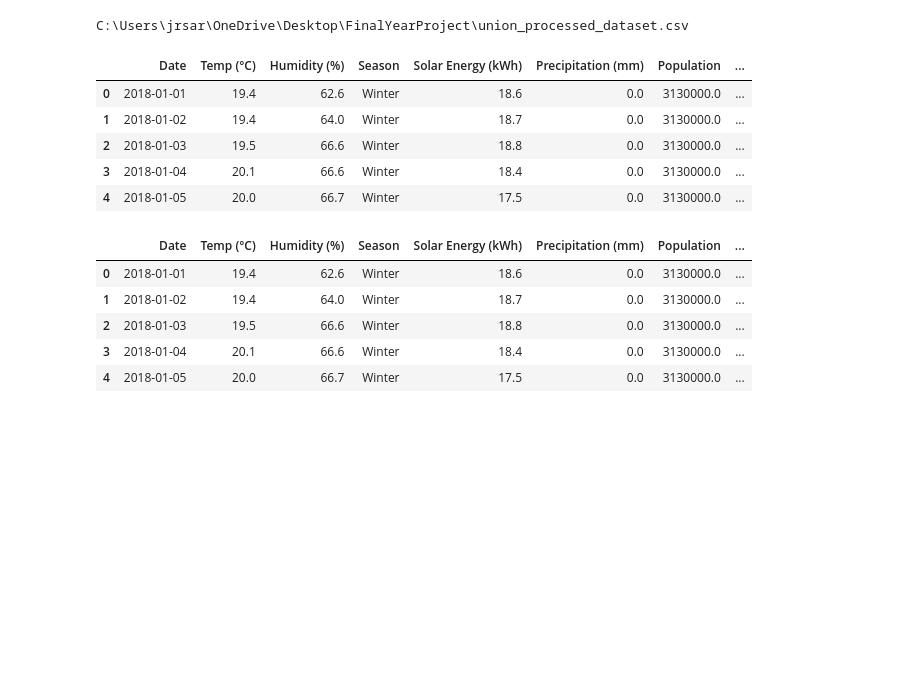
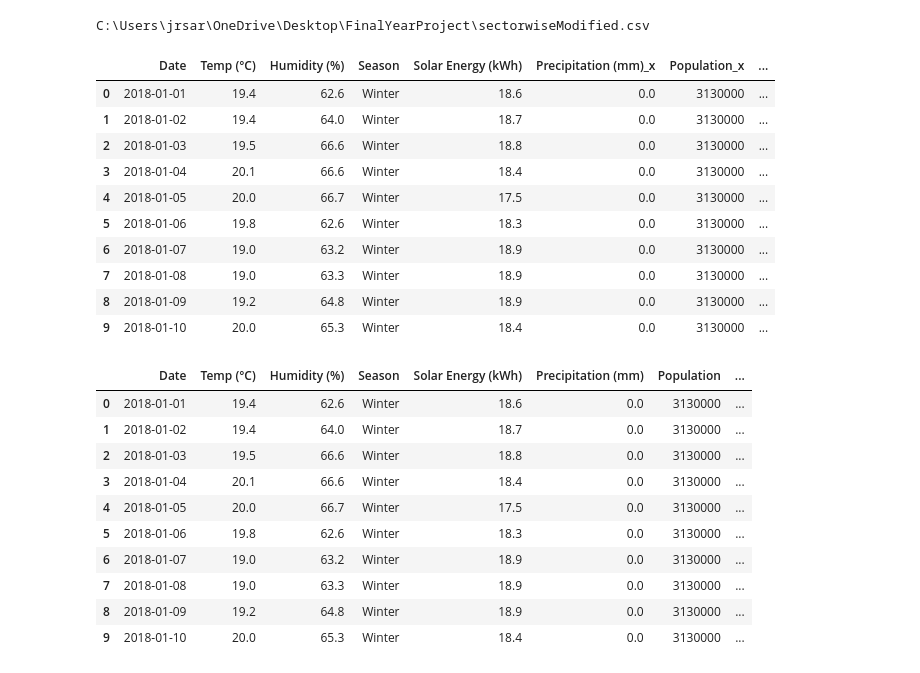
Before and after one commit to SARTHAKSUKATE10/Energy_Efficiency_Optimization, a Jupyter notebook: backend/EDA/data_analysis.ipynb, the cells around one changed output. Saved outputs shown, nothing was run; the diff lists cells and outputs as text; code cells hidden in the pictures; blank space fills up the shorter version.

```diff
--- a/backend/EDA/data_analysis.ipynb
+++ b/backend/EDA/data_analysis.ipynb
@@ -10,28 +10,38 @@ file2_path=r"C:\Users\jrsar\OneDrive\Desktop\FinalYearProject\sectorwiseMerged.c
 # %%
-print(file1_path)
+print(file2_path)
 # %% [output]
-C:\Users\jrsar\OneDrive\Desktop\FinalYearProject\union_processed_dataset.csv
+C:\Users\jrsar\OneDrive\Desktop\FinalYearProject\sectorwiseModified.csv
 # %%
 df1=pd.read_csv(file1_path)
 df2=pd.read_csv(file2_path)
 # %%
-df1.head()
+df1.head(10)
 # %% [output]
-|  | Date | Temp (°C) | Humidity (%) | Season | Solar Energy (kWh) | Precipitation (mm) | Population | ... |
-| 0 | 2018-01-01 | 19.4 | 62.6 | Winter | 18.6 | 0.0 | 3130000.0 | ... |
-| 1 | 2018-01-02 | 19.4 | 64.0 | Winter | 18.7 | 0.0 | 3130000.0 | ... |
-| 2 | 2018-01-03 | 19.5 | 66.6 | Winter | 18.8 | 0.0 | 3130000.0 | ... |
-| 3 | 2018-01-04 | 20.1 | 66.6 | Winter | 18.4 | 0.0 | 3130000.0 | ... |
-| 4 | 2018-01-05 | 20.0 | 66.7 | Winter | 17.5 | 0.0 | 3130000.0 | ... |
+|  | Date | Temp (°C) | Humidity (%) | Season | Solar Energy (kWh) | Precipitation (mm)_x | Population_x | ... |
+| 0 | 2018-01-01 | 19.4 | 62.6 | Winter | 18.6 | 0.0 | 3130000 | ... |
+| 1 | 2018-01-02 | 19.4 | 64.0 | Winter | 18.7 | 0.0 | 3130000 | ... |
+| 2 | 2018-01-03 | 19.5 | 66.6 | Winter | 18.8 | 0.0 | 3130000 | ... |
+| 3 | 2018-01-04 | 20.1 | 66.6 | Winter | 18.4 | 0.0 | 3130000 | ... |
+| 4 | 2018-01-05 | 20.0 | 66.7 | Winter | 17.5 | 0.0 | 3130000 | ... |
+| 5 | 2018-01-06 | 19.8 | 62.6 | Winter | 18.3 | 0.0 | 3130000 | ... |
+| 6 | 2018-01-07 | 19.0 | 63.2 | Winter | 18.9 | 0.0 | 3130000 | ... |
+| 7 | 2018-01-08 | 19.0 | 63.3 | Winter | 18.9 | 0.0 | 3130000 | ... |
+| 8 | 2018-01-09 | 19.2 | 64.8 | Winter | 18.9 | 0.0 | 3130000 | ... |
+| 9 | 2018-01-10 | 20.0 | 65.3 | Winter | 18.4 | 0.0 | 3130000 | ... |
 # %%
-df2.head()
+df2.head(10)
 # %% [output]
 |  | Date | Temp (°C) | Humidity (%) | Season | Solar Energy (kWh) | Precipitation (mm) | Population | ... |
-| 0 | 2018-01-01 | 19.4 | 62.6 | Winter | 18.6 | 0.0 | 3130000.0 | ... |
-| 1 | 2018-01-02 | 19.4 | 64.0 | Winter | 18.7 | 0.0 | 3130000.0 | ... |
-| 2 | 2018-01-03 | 19.5 | 66.6 | Winter | 18.8 | 0.0 | 3130000.0 | ... |
-| 3 | 2018-01-04 | 20.1 | 66.6 | Winter | 18.4 | 0.0 | 3130000.0 | ... |
-| 4 | 2018-01-05 | 20.0 | 66.7 | Winter | 17.5 | 0.0 | 3130000.0 | ... |
+| 0 | 2018-01-01 | 19.4 | 62.6 | Winter | 18.6 | 0.0 | 3130000 | ... |
+| 1 | 2018-01-02 | 19.4 | 64.0 | Winter | 18.7 | 0.0 | 3130000 | ... |
+| 2 | 2018-01-03 | 19.5 | 66.6 | Winter | 18.8 | 0.0 | 3130000 | ... |
+| 3 | 2018-01-04 | 20.1 | 66.6 | Winter | 18.4 | 0.0 | 3130000 | ... |
+| 4 | 2018-01-05 | 20.0 | 66.7 | Winter | 17.5 | 0.0 | 3130000 | ... |
+| 5 | 2018-01-06 | 19.8 | 62.6 | Winter | 18.3 | 0.0 | 3130000 | ... |
+| 6 | 2018-01-07 | 19.0 | 63.2 | Winter | 18.9 | 0.0 | 3130000 | ... |
+| 7 | 2018-01-08 | 19.0 | 63.3 | Winter | 18.9 | 0.0 | 3130000 | ... |
+| 8 | 2018-01-09 | 19.2 | 64.8 | Winter | 18.9 | 0.0 | 3130000 | ... |
+| 9 | 2018-01-10 | 20.0 | 65.3 | Winter | 18.4 | 0.0 | 3130000 | ... |
 # %%
 df1.describe()
 # %% [output]
```
Also changed, not shown: parts of 22 cells of this notebook, 3 other files.
